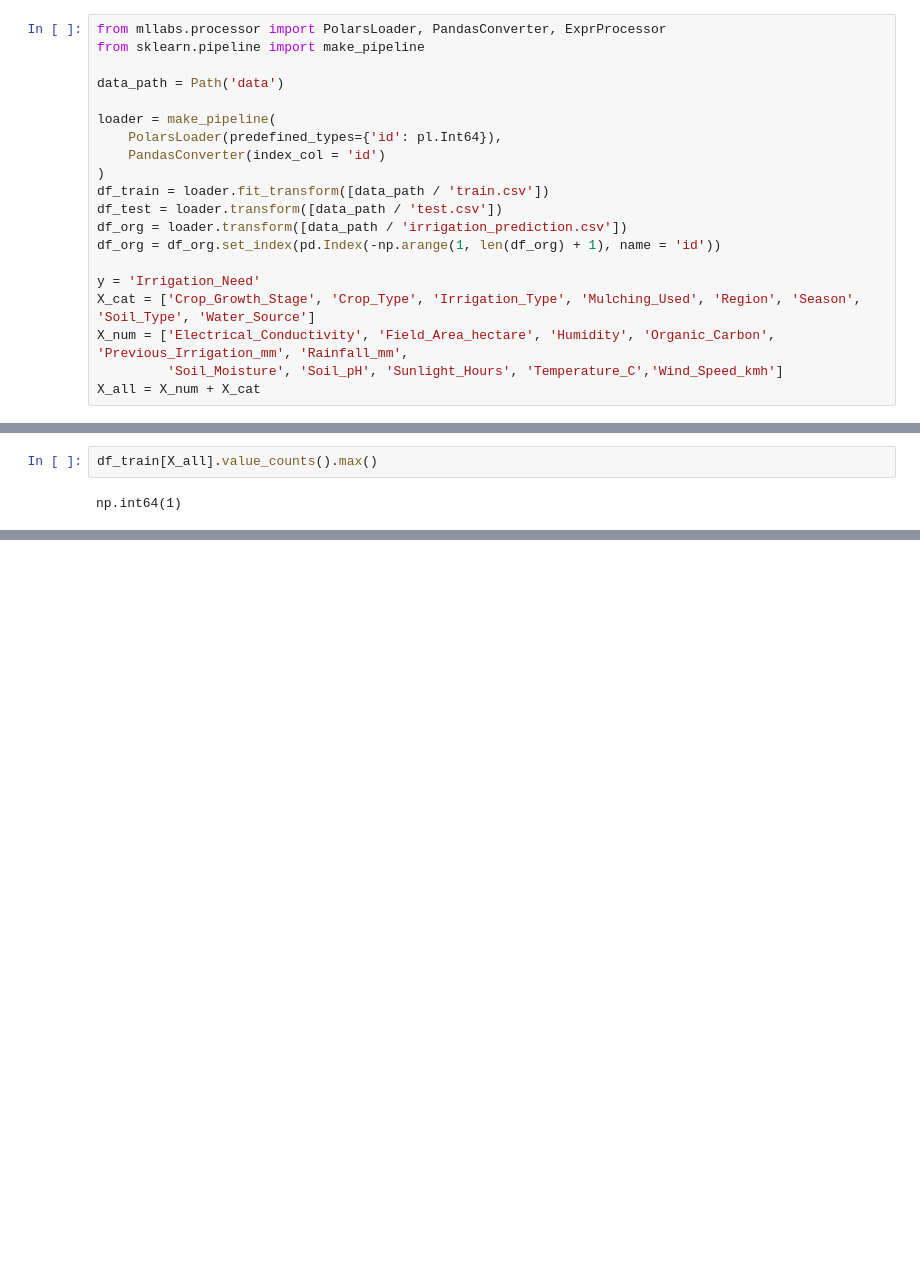
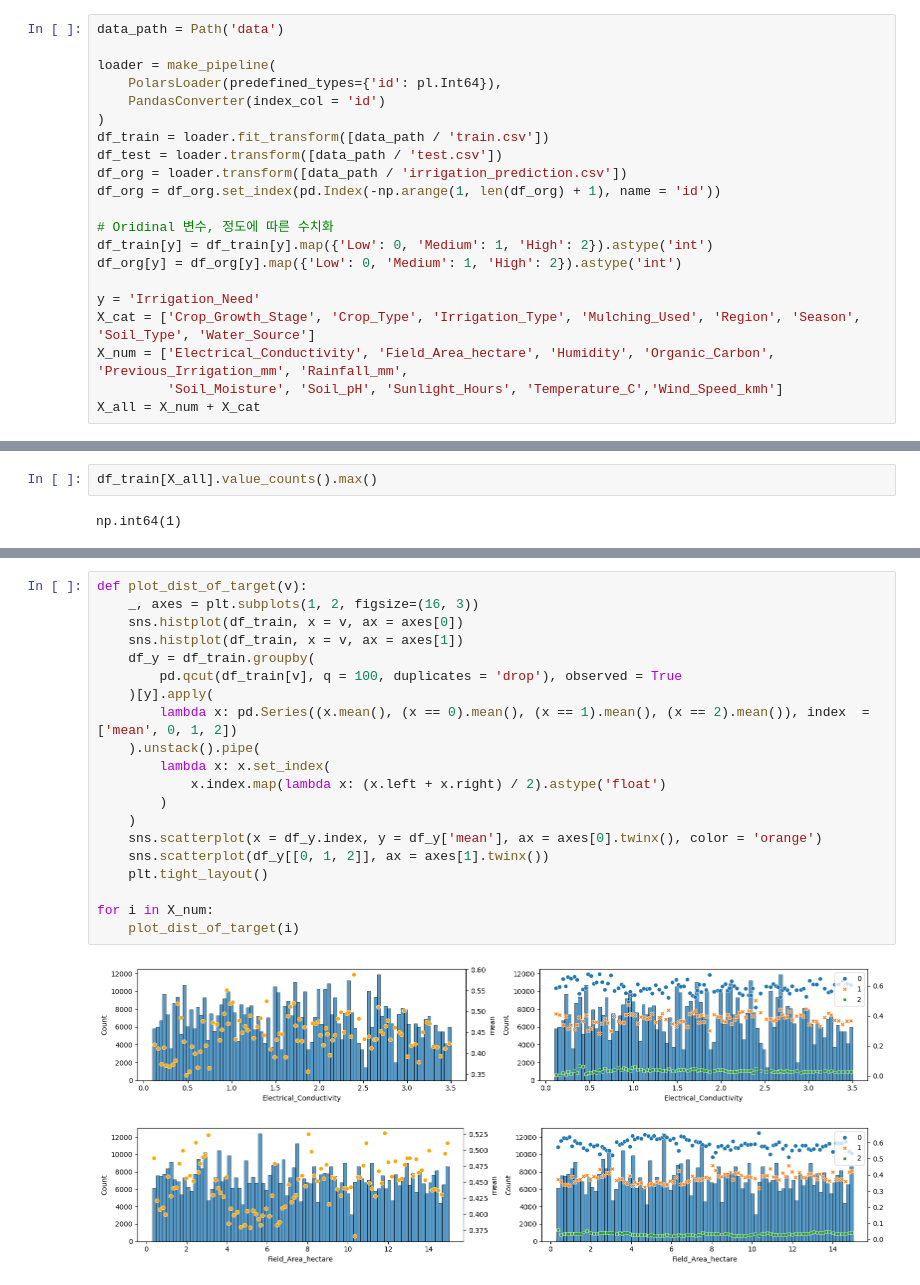
Before and after one commit to sunkusun9/ml-labs, a Jupyter notebook: examples/kaggle_s6e4/2.exploration.ipynb, the cells around one changed output, grey strips where cells are left out. Drawn from its saved outputs; the diff is of its cells as text; blank space fills up the shorter version.

```diff
--- a/examples/kaggle_s6e4/2.exploration.ipynb
+++ b/examples/kaggle_s6e4/2.exploration.ipynb
@@ -8,7 +23,4 @@ import numpy as np
 # %%
-from mllabs.processor import PolarsLoader, PandasConverter, ExprProcessor
-from sklearn.pipeline import make_pipeline
-
 data_path = Path('data')
 
 loader = make_pipeline(
@@ -20,6 +32,10 @@ df_test = loader.transform([data_path / 'test.csv'])
 df_org = loader.transform([data_path / 'irrigation_prediction.csv'])
 df_org = df_org.set_index(pd.Index(-np.arange(1, len(df_org) + 1), name = 'id'))
 
+# Oridinal 변수, 정도에 따른 수치화
+df_train[y] = df_train[y].map({'Low': 0, 'Medium': 1, 'High': 2}).astype('int')
+df_org[y] = df_org[y].map({'Low': 0, 'Medium': 1, 'High': 2}).astype('int')
+
 y = 'Irrigation_Need'
 X_cat = ['Crop_Growth_Stage', 'Crop_Type', 'Irrigation_Type', 'Mulching_Used', 'Region', 'Season', 'Soil_Type', 'Water_Source']
 X_num = ['Electrical_Conductivity', 'Field_Area_hectare', 'Humidity', 'Organic_Carbon', 'Previous_Irrigation_mm', 'Rainfall_mm',
@@ -77,0 +173,23 @@ np.int64(1)
+# %%
+def plot_dist_of_target(v):
+    _, axes = plt.subplots(1, 2, figsize=(16, 3))
+    sns.histplot(df_train, x = v, ax = axes[0])
+    sns.histplot(df_train, x = v, ax = axes[1])
+    df_y = df_train.groupby(
+        pd.qcut(df_train[v], q = 100, duplicates = 'drop'), observed = True
+    )[y].apply(
+        lambda x: pd.Series((x.mean(), (x == 0).mean(), (x == 1).mean(), (x == 2).mean()), index  = ['mean', 0, 1, 2])
+    ).unstack().pipe(
+        lambda x: x.set_index(
+            x.index.map(lambda x: (x.left + x.right) / 2).astype('float')
+        )
+    )
+    sns.scatterplot(x = df_y.index, y = df_y['mean'], ax = axes[0].twinx(), color = 'orange')
+    sns.scatterplot(df_y[[0, 1, 2]], ax = axes[1].twinx())
+    plt.tight_layout()
+
+for i in X_num:
+    plot_dist_of_target(i)
+# %% [output]
+[figure, added]
+[figure, added]
```
Also changed, not shown: parts of 24 cells of this notebook, 6 other files.
